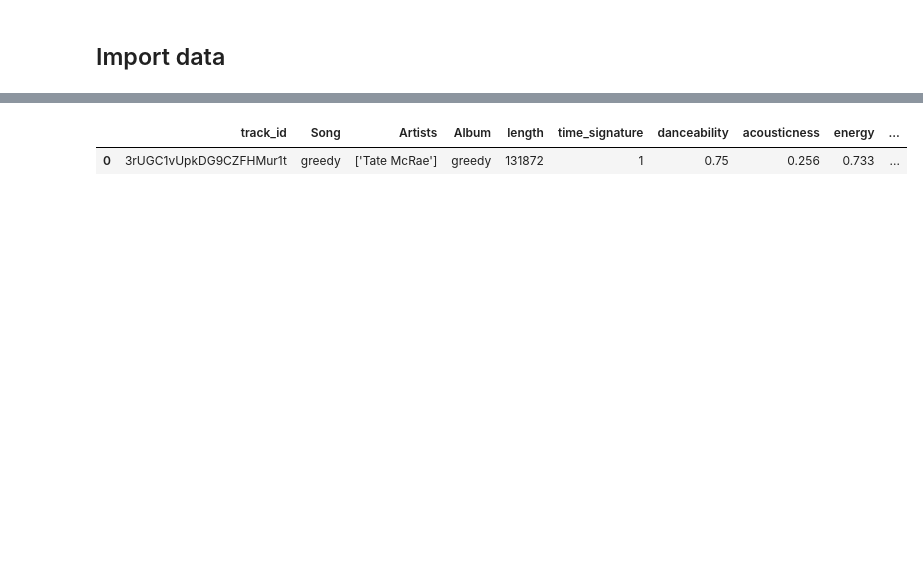
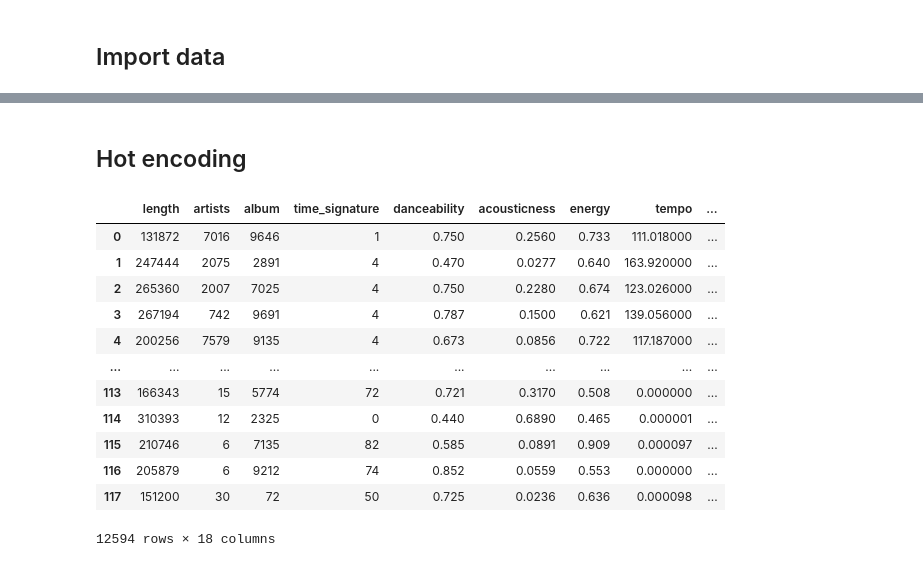
Before and after one commit to EthanFalcao/Spotify_Reccommendation_Algorithm, a Jupyter notebook: feature_selection.ipynb, the cells around one changed output, grey strips where cells are left out. Saved outputs shown, nothing was run; the diff lists cells and outputs as text; code cells hidden in the pictures; blank space fills up the shorter version.

```diff
--- a/feature_selection.ipynb
+++ b/feature_selection.ipynb
@@ -61,0 +69,2 @@ df_num.describe()
+# %% [markdown]
+## Hot encoding
@@ -61,0 +74,30 @@ df_num.describe()
+# %%
+df_hot = df
+# %%
+# Initialize OneHotEncoder
+one_hot_encoder = OneHotEncoder(sparse=False)
+
+# Reshape the 'artists' column
+artists_column = df_hot['Artists'].values.reshape(-1, 1)
+
+# Fit and transform the one-hot encoding on the 'artists' column
+one_hot_encoded_artists = one_hot_encoder.fit_transform(artists_column)
+
+df_hot['artists'] = np.argmax(one_hot_encoded_artists, axis=1)
+# %%
+# Initialize OneHotEncoder
+one_hot_encoder = OneHotEncoder(sparse=False)
+
+# Reshape the 'artists' column
+artists_column = df_hot['Album'].values.reshape(-1, 1)
+
+# Fit and transform the one-hot encoding on the 'artists' column
+one_hot_encoded_artists = one_hot_encoder.fit_transform(artists_column)
+
+df_hot['album'] = np.argmax(one_hot_encoded_artists, axis=1)
+# %%
+# Assuming df_hot is the DataFrame you're working with
+desired_column_order = ['length', 'artists', 'album', 'time_signature', 'danceability', 'acousticness', 'energy', 'tempo', 'instrumentalness', 'loudness', 'liveness', 'key', 'valence', 'speechiness', 'mode', 'Popularity', 'minutes', 'favorite']
+
+# Reorder columns in the DataFrame
+df_hot = df_hot[desired_column_order]
@@ -62,5 +107,16 @@ df_num.describe()
 # %%
-df.head(1)
+df_hot
 # %% [output]
-|  | track_id | Song | Artists | Album | length | time_signature | danceability | acousticness | energy | ... |
-| 0 | 3rUGC1vUpkDG9CZFHMur1t | greedy | ['Tate McRae'] | greedy | 131872 | 1 | 0.75 | 0.256 | 0.733 | ... |
+|  | length | artists | album | time_signature | danceability | acousticness | energy | tempo | ... |
+| 0 | 131872 | 7016 | 9646 | 1 | 0.750 | 0.2560 | 0.733 | 111.018000 | ... |
+| 1 | 247444 | 2075 | 2891 | 4 | 0.470 | 0.0277 | 0.640 | 163.920000 | ... |
+| 2 | 265360 | 2007 | 7025 | 4 | 0.750 | 0.2280 | 0.674 | 123.026000 | ... |
+| 3 | 267194 | 742 | 9691 | 4 | 0.787 | 0.1500 | 0.621 | 139.056000 | ... |
+| 4 | 200256 | 7579 | 9135 | 4 | 0.673 | 0.0856 | 0.722 | 117.187000 | ... |
+| ... | ... | ... | ... | ... | ... | ... | ... | ... | ... |
+| 113 | 166343 | 15 | 5774 | 72 | 0.721 | 0.3170 | 0.508 | 0.000000 | ... |
+| 114 | 310393 | 12 | 2325 | 0 | 0.440 | 0.6890 | 0.465 | 0.000001 | ... |
+| 115 | 210746 | 6 | 7135 | 82 | 0.585 | 0.0891 | 0.909 | 0.000097 | ... |
+| 116 | 205879 | 6 | 9212 | 74 | 0.852 | 0.0559 | 0.553 | 0.000000 | ... |
+| 117 | 151200 | 30 | 72 | 50 | 0.725 | 0.0236 | 0.636 | 0.000098 | ... |
+12594 rows × 18 columns
```
Also changed, not shown: parts of 12 cells of this notebook.
